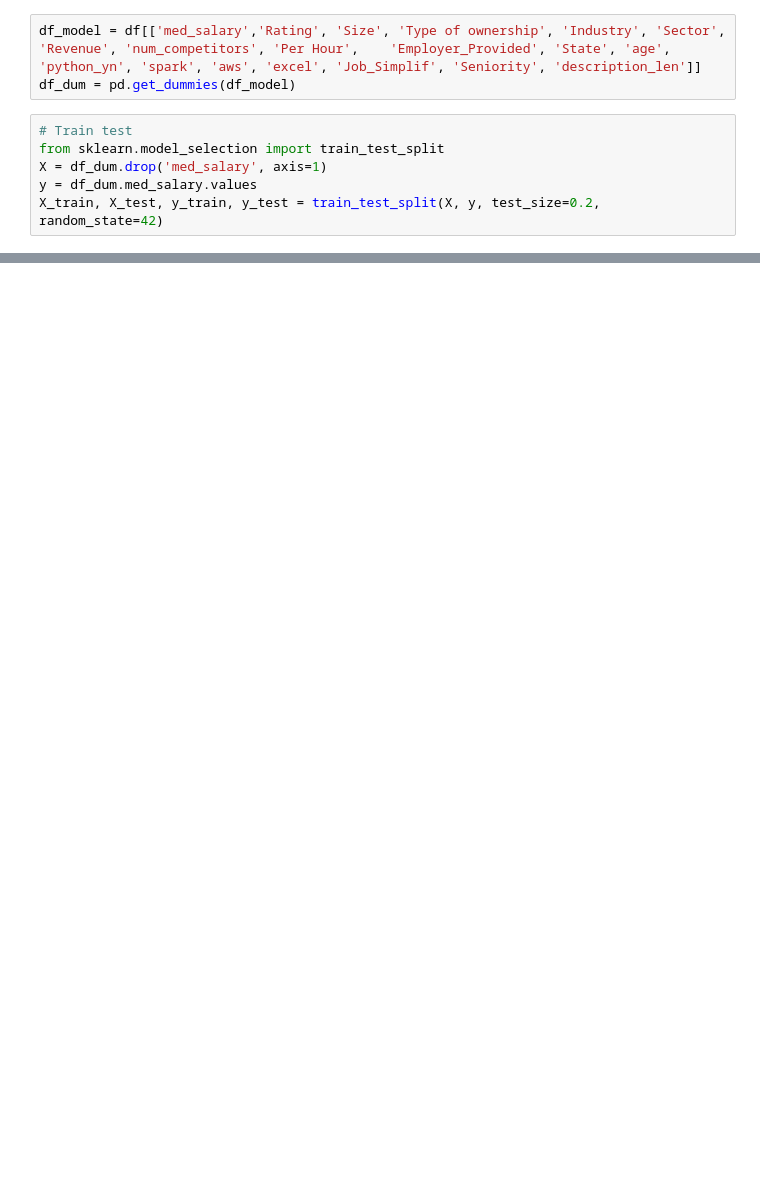
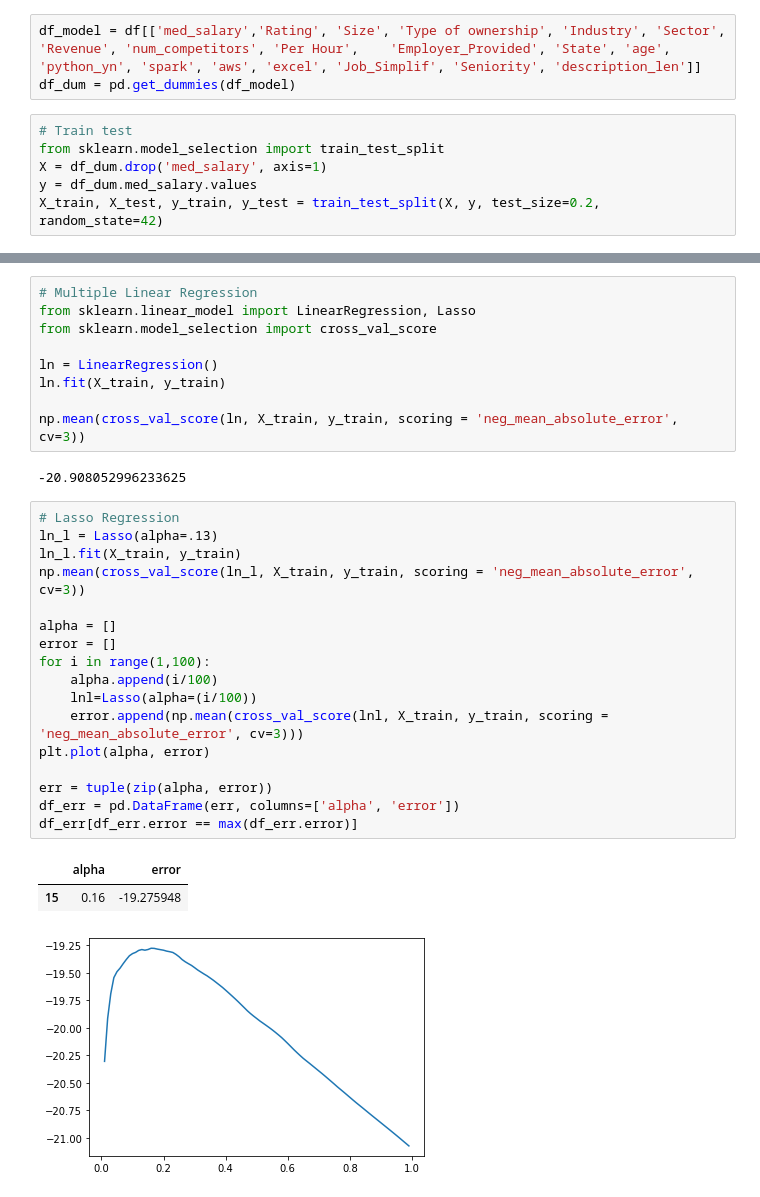
Before and after one commit to annycmg/Salary_Project, a Jupyter notebook: Packages/data_collec.ipynb, the cells around one changed output, grey strips where cells are left out. Saved outputs shown, nothing was run; the diff lists cells and outputs as text; blank space fills up the shorter version.

Commit message:
built models for prod mode

```diff
--- a/Packages/data_collec.ipynb
+++ b/Packages/data_collec.ipynb
@@ -65,3 +55,35 @@ Notes:
 [1] Standard Errors assume that the covariance matrix of the errors is correctly specified.
 [2] The smallest eigenvalue is 1.75e-28. This might indicate that there are
 strong multicollinearity problems or that the design matrix is singular.
+# %%
+# Multiple Linear Regression
+from sklearn.linear_model import LinearRegression, Lasso
+from sklearn.model_selection import cross_val_score
+
+ln = LinearRegression()
+ln.fit(X_train, y_train)
+
+np.mean(cross_val_score(ln, X_train, y_train, scoring = 'neg_mean_absolute_error', cv=3))
+# %% [output]
+-20.908052996233625
+# %%
+# Lasso Regression
+ln_l = Lasso(alpha=.13)
+ln_l.fit(X_train, y_train)
+np.mean(cross_val_score(ln_l, X_train, y_train, scoring = 'neg_mean_absolute_error', cv=3))
+
+alpha = []
+error = []
+for i in range(1,100):
+    alpha.append(i/100)
+    lnl=Lasso(alpha=(i/100))
+    error.append(np.mean(cross_val_score(lnl, X_train, y_train, scoring = 'neg_mean_absolute_error', cv=3)))
+plt.plot(alpha, error)
+
+err = tuple(zip(alpha, error))
+df_err = pd.DataFrame(err, columns=['alpha', 'error'])
+df_err[df_err.error == max(df_err.error)]
+# %% [output]
+|  | alpha | error |
+| 15 | 0.16 | -19.275948 |
+[figure, added]
```
Also changed, not shown: parts of 11 cells of this notebook.
